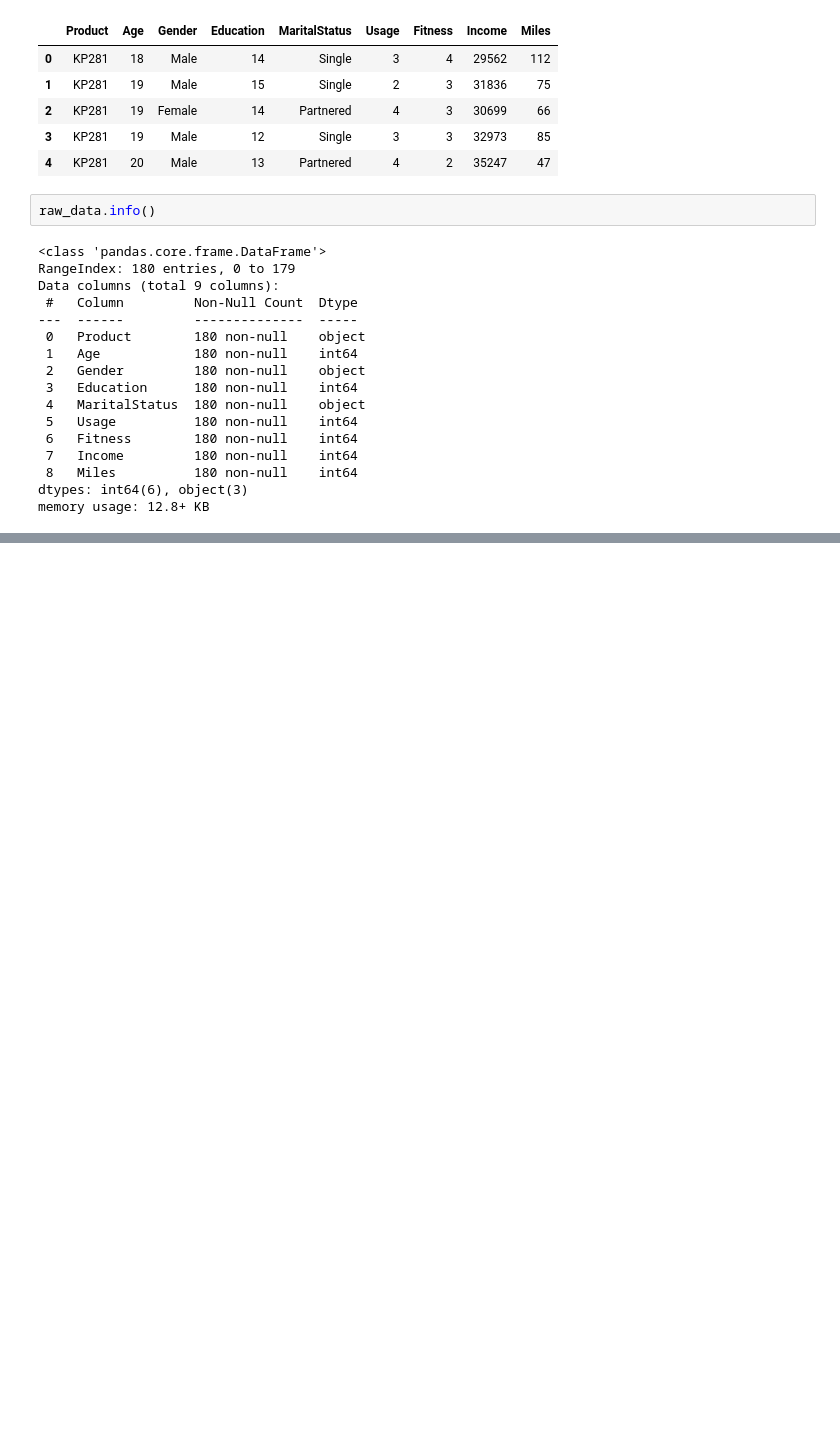
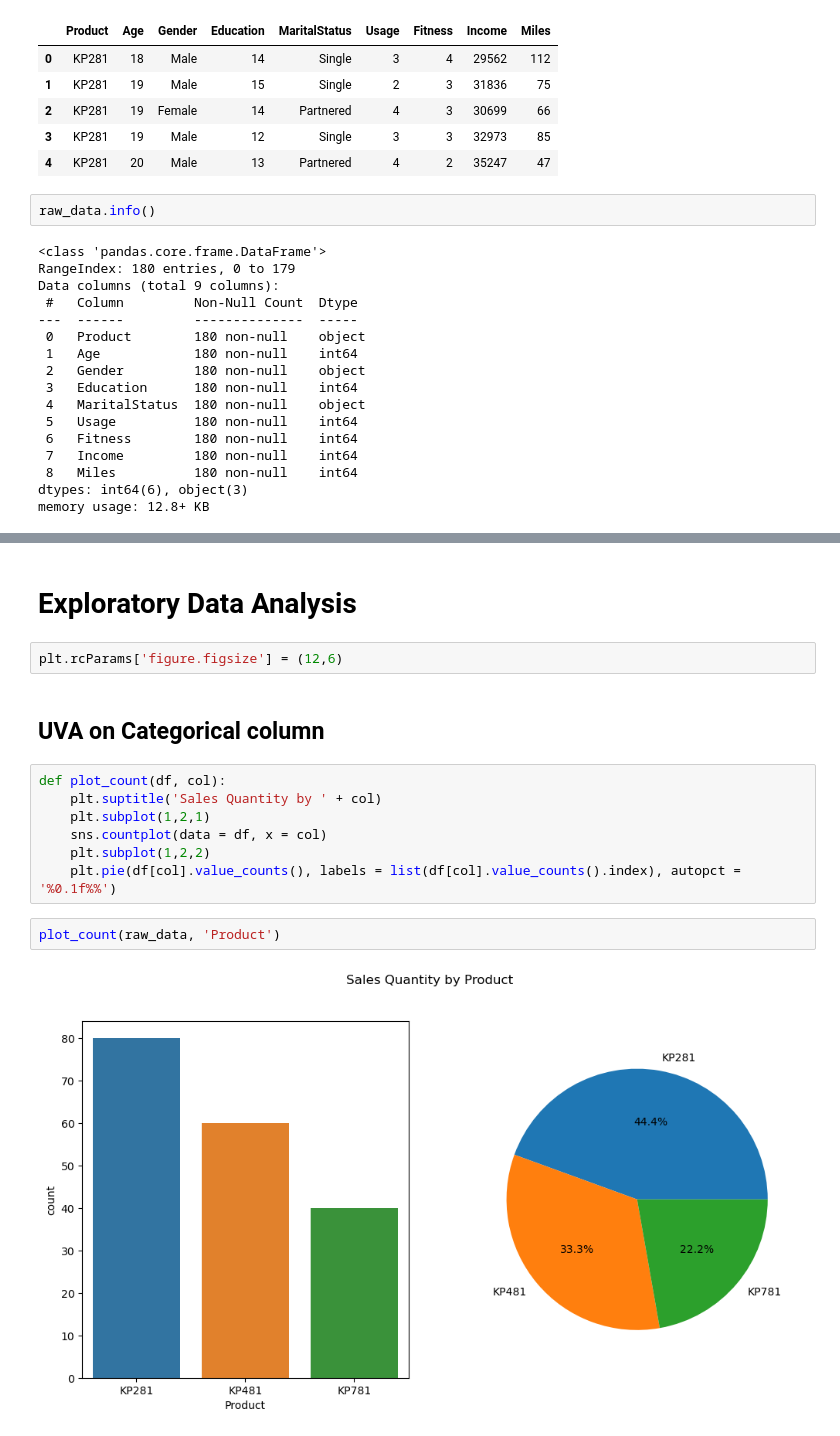
Before and after one commit to muthuganeshece/Business-Case-Study, a Jupyter notebook: Aerofit/Notebook/EDA.ipynb, the cells around one changed output, grey strips where cells are left out. Drawn from its saved outputs; the diff is of its cells as text; blank space fills up the shorter version.

```diff
--- a/Aerofit/Notebook/EDA.ipynb
+++ b/Aerofit/Notebook/EDA.ipynb
@@ -35,0 +65,17 @@ memory usage: 12.8+ KB
+# %% [markdown]
+# Exploratory Data Analysis
+# %%
+plt.rcParams['figure.figsize'] = (12,6)
+# %% [markdown]
+## UVA on Categorical column
+# %%
+def plot_count(df, col):
+    plt.suptitle('Sales Quantity by ' + col)
+    plt.subplot(1,2,1)
+    sns.countplot(data = df, x = col)
+    plt.subplot(1,2,2)
+    plt.pie(df[col].value_counts(), labels = list(df[col].value_counts().index), autopct = '%0.1f%%')
+# %%
+plot_count(raw_data, 'Product')
+# %% [output]
+[figure, added]
```
Also changed, not shown: parts of 16 cells of this notebook.
